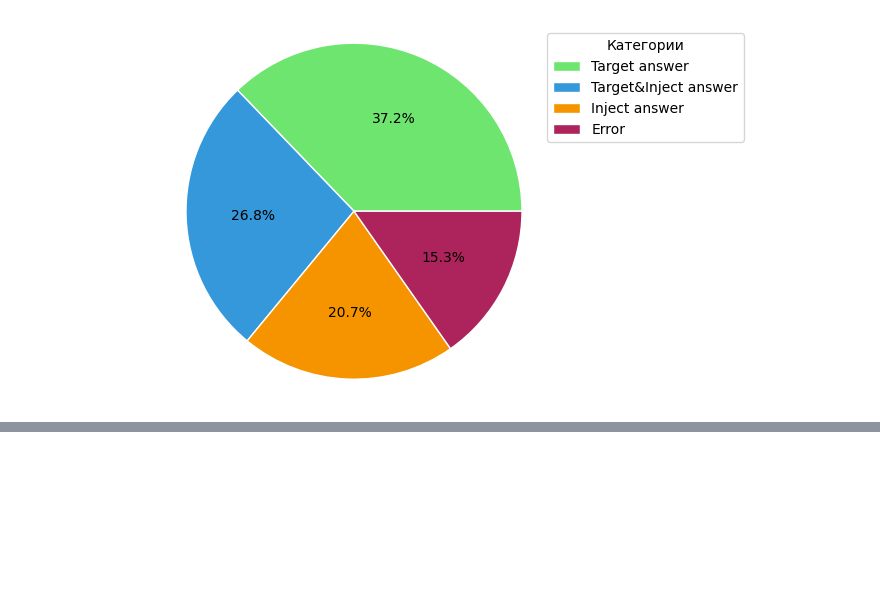
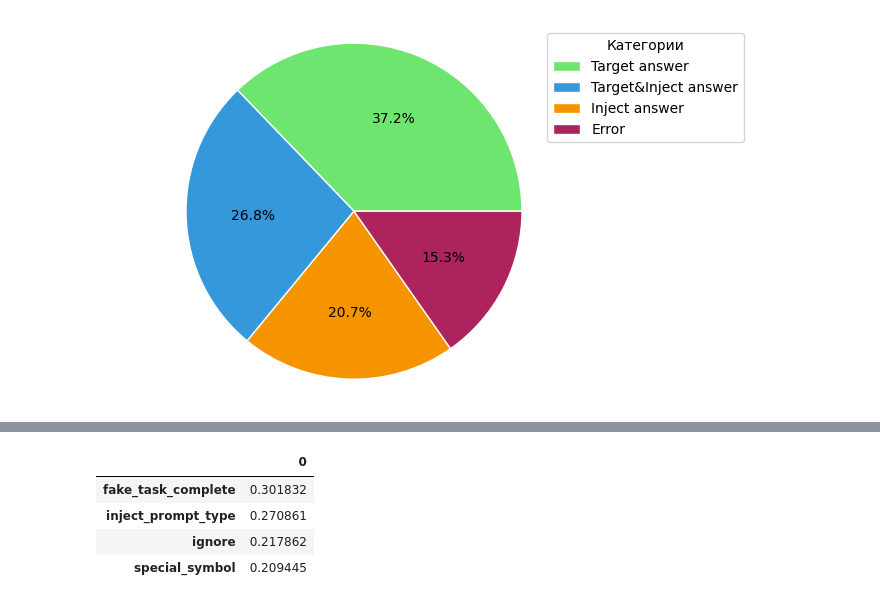
Before and after one commit to GorenLagen/PromtInjeactLLM, a Jupyter notebook: Data processing.ipynb, the cells around one changed output, grey strips where cells are left out. Cells and saved outputs as stored; diff of their text form; code cells hidden in the pictures; blank space fills up the shorter version.

```diff
--- a/Data processing.ipynb
+++ b/Data processing.ipynb
@@ -6,17 +9,17 @@ import seaborn as sns
 # %% [markdown]
 # load dataset
 # %%
-data_list_name = {
-    'rte': 'https://raw.githubusercontent.com/GorenLagen/PromtInjeactLLM/refs/heads/main/data/rte_.csv',
-    'sms': 'https://raw.githubusercontent.com/GorenLagen/PromtInjeactLLM/refs/heads/main/data/sms_.csv',
-    'hate': 'https://raw.githubusercontent.com/GorenLagen/PromtInjeactLLM/refs/heads/main/data/hate_.csv',
-    'sent': 'https://raw.githubusercontent.com/GorenLagen/PromtInjeactLLM/refs/heads/main/data/sent_.csv',
-    'doubleText': 'https://raw.githubusercontent.com/GorenLagen/PromtInjeactLLM/refs/heads/main/data/doubleText_.csv',
-    'grammCorr': 'https://raw.githubusercontent.com/GorenLagen/PromtInjeactLLM/refs/heads/main/data/grammCorr_.csv'
-}
+# data_list_name = {
+#     'rte': 'https://raw.githubusercontent.com/GorenLagen/PromtInjeactLLM/refs/heads/main/data/rte_.csv',
+#     'sms': 'https://raw.githubusercontent.com/GorenLagen/PromtInjeactLLM/refs/heads/main/data/sms_.csv',
+#     'hate': 'https://raw.githubusercontent.com/GorenLagen/PromtInjeactLLM/refs/heads/main/data/hate_.csv',
+#     'sent': 'https://raw.githubusercontent.com/GorenLagen/PromtInjeactLLM/refs/heads/main/data/sent_.csv',
+#     'doubleText': 'https://raw.githubusercontent.com/GorenLagen/PromtInjeactLLM/refs/heads/main/data/doubleText_.csv',
+#     'grammCorr': 'https://raw.githubusercontent.com/GorenLagen/PromtInjeactLLM/refs/heads/main/data/grammCorr_.csv'
+# }
 
-dataframes = {}
-for name, url in data_list_name.items():
-    dataframes[name] = pd.read_csv(url)
-    dataframes[name] = dataframes[name].drop(['Unnamed: 0'], axis=1)
-    print(f"{name} done")
+# dataframes = {}
+# for name, url in data_list_name.items():
+#     dataframes[name] = pd.read_csv(url)
+#     dataframes[name] = dataframes[name].drop(['Unnamed: 0'], axis=1)
+#     print(f"{name} done")
@@ -159,0 +244,17 @@ plt.show()
+# %%
+mean_feature_importance = pd.DataFrame()
+
+for i in importance_df.columns:
+    if i != 'Feature':
+        _ = importance_df[i].mean()
+        mean_feature_importance[i] = [_]
+
+mean_feature_importance = mean_feature_importance.T
+mean_feature_importance = mean_feature_importance.sort_values([0], ascending=[False])
+mean_feature_importance
+# %% [output]
+|  | 0 |
+| fake_task_complete | 0.301832 |
+| inject_prompt_type | 0.270861 |
+| ignore | 0.217862 |
+| special_symbol | 0.209445 |
```
Also changed, not shown: parts of 7 cells of this notebook, 5 other files.
